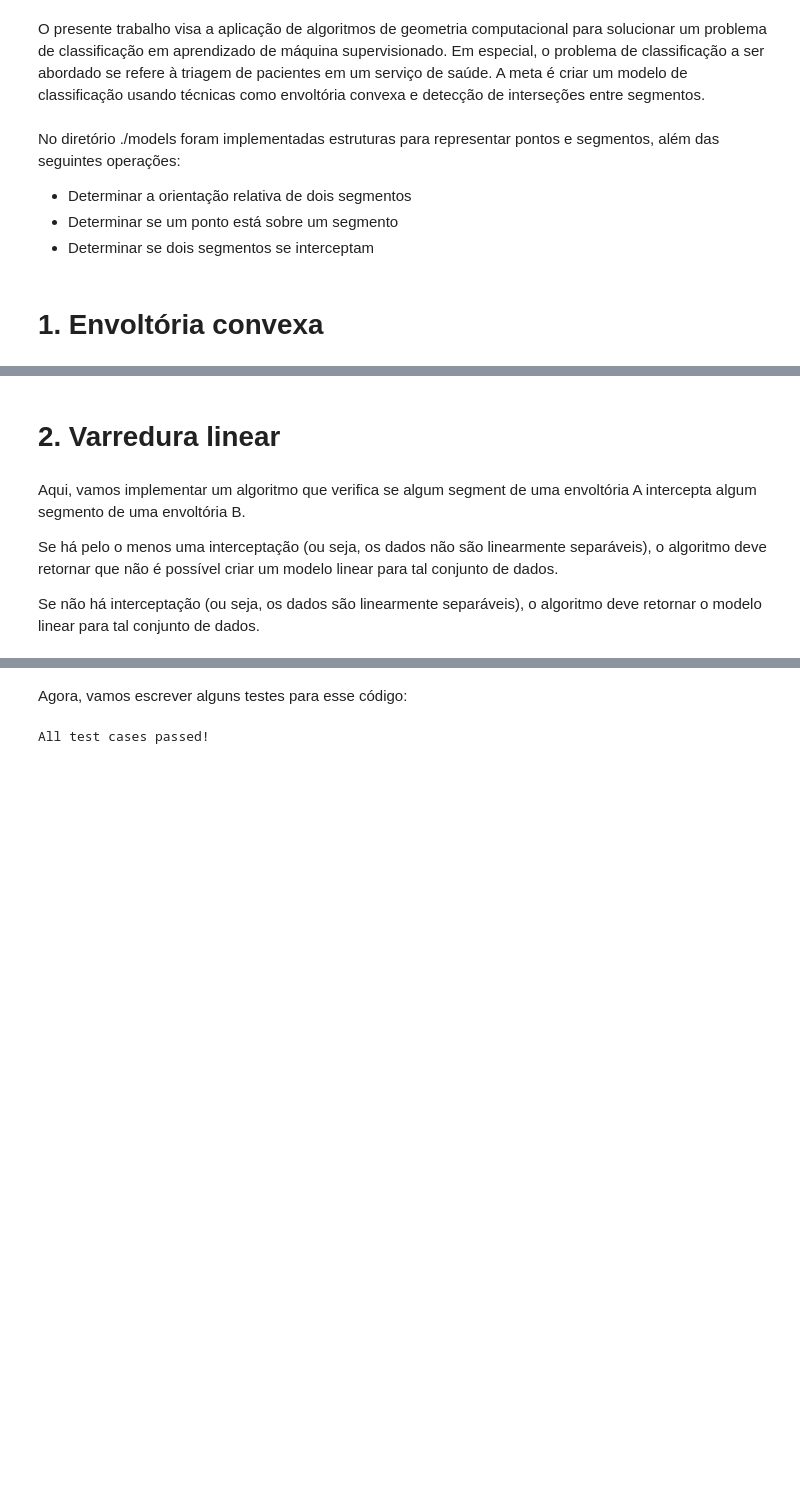
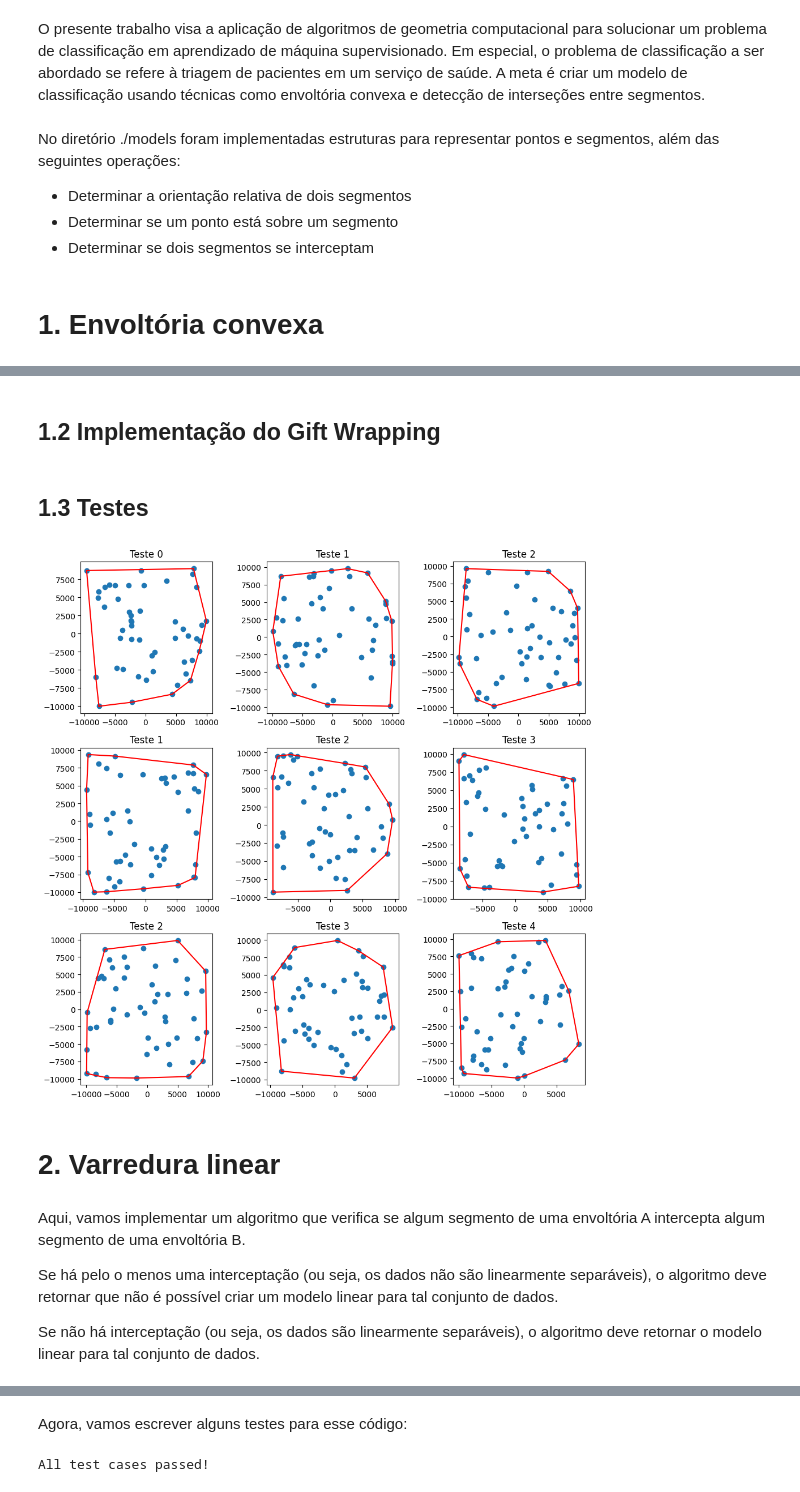
Before and after one commit to FredericoBaker/tp1-Algoritmos2, a Jupyter notebook: TP1_ALG2.ipynb, the cells around one changed output, grey strips where cells are left out. Saved outputs shown, nothing was run; the diff lists cells and outputs as text; code cells hidden in the pictures; blank space fills up the shorter version.

Commit message:
Algoritmo de envoltória finalizado.

```diff
--- a/TP1_ALG2.ipynb
+++ b/TP1_ALG2.ipynb
@@ -27,0 +44,10 @@ from models.models import Segment
+# %%
+# Returns True if a left turn happens in the path A -> B -> C
+def leftTurn(pointA, pointB, pointC):
+    segmentAB = Segment(pointA, pointB)
+    direction = segmentAB.direction(pointC)
+
+    if direction > 0:
+        return True
+
+    return False
@@ -27,0 +106,2 @@ from models.models import Segment
+# %% [markdown]
+## 1.2 Implementação do Gift Wrapping
@@ -28,7 +153,59 @@ from models.models import Segment
+# %% [markdown]
+## 1.3 Testes
+# %%
+# Create random points in a range
+def createPoints(numPoints, min = 0, max = 50):
+    return [Point(randint(min, max), randint(min, max)) for _ in range(numPoints)]
+
+# Plot the hull and points
+def scatterPlot(points, hull):
+    xCoords = [point.x for point in points]
+    yCoords = [point.y for point in points]
+
+    hullXCoords = [point.x for point in hull]
+    hullYCoords = [point.y for point in hull]
+
+    hullXCoords.append(hull[0].x)
+    hullYCoords.append(hull[0].y)
+
+    plt.scatter(xCoords, yCoords)
+
+    # Plot the segments of the convex hull
+    plt.plot(hullXCoords, hullYCoords, 'r')
+
+    plt.title("Example")
+
+    plt.show()
+
+# Create a 3x3 grid of plots
+fig, axs = plt.subplots(3, 3, figsize=(10, 10))
+
+for i in range(3):
+    for j in range(3):
+        points = createPoints(50, -10000, 10000)
+        hull = giftWrapping(points)
+
+        xCoords = [point.x for point in points]
+        yCoords = [point.y for point in points]
+
+        hullXCoords = [point.x for point in hull]
+        hullYCoords = [point.y for point in hull]
+
+        hullXCoords.append(hull[0].x)
+        hullYCoords.append(hull[0].y)
+
+        axs[i, j].scatter(xCoords, yCoords)
+        axs[i, j].plot(hullXCoords, hullYCoords, 'r')
+        axs[i, j].set_title(f'Teste {i+j}')
+
+plt.tight_layout()
+plt.show()
+# %% [output]
+[figure, added]
 # %% [markdown]
 # 2. Varredura linear
 # %% [markdown]
-Aqui, vamos implementar um algoritmo que verifica se algum segment de uma envoltória A intercepta algum segmento de uma envoltória B.
+Aqui, vamos implementar um algoritmo que verifica se algum segmento de uma envoltória A intercepta algum segmento de uma envoltória B.
 
 Se há pelo o menos uma interceptação (ou seja, os dados não são linearmente separáveis), o algoritmo deve retornar que não é possível criar um modelo linear para tal conjunto de dados.
 
```
Also changed, not shown: parts of 9 cells of this notebook, 1 other file.
